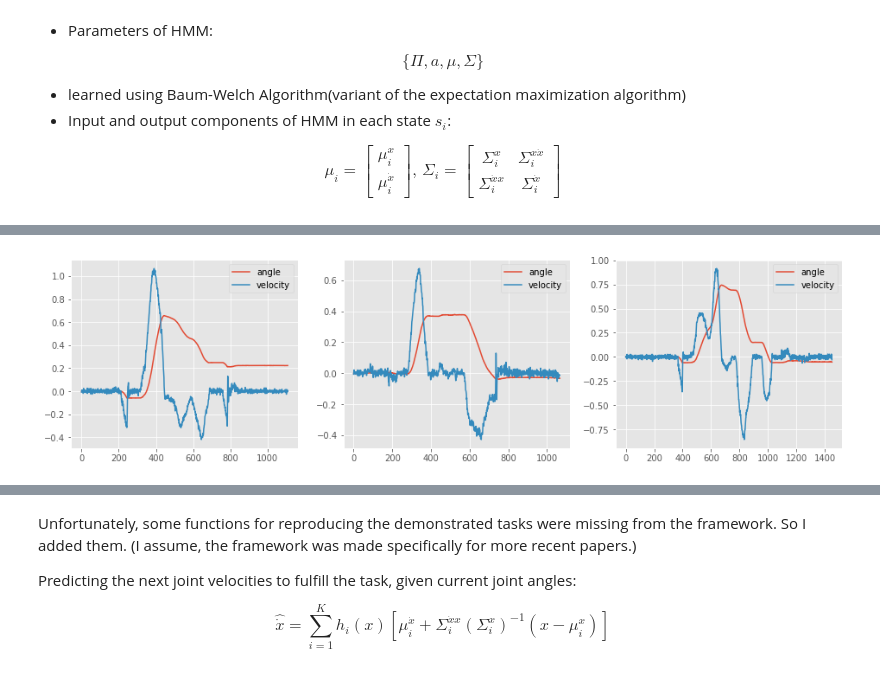
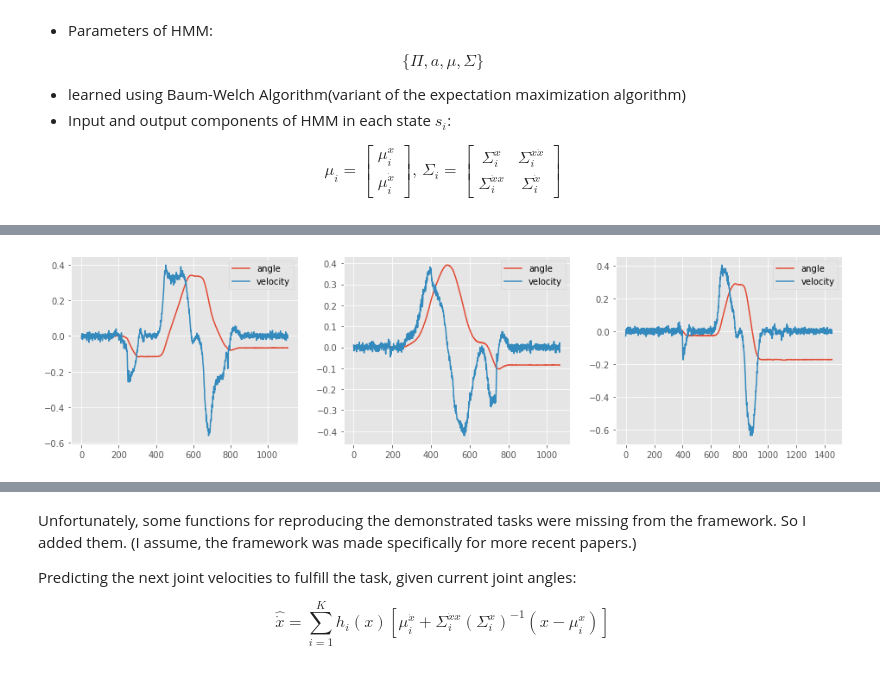
Before and after one commit to marctuscher/imitation-learning, a Jupyter notebook: slides/slides_clean.ipynb, the cells around one changed output, grey strips where cells are left out. Cells and saved outputs as stored; diff of their text form; code cells hidden in the pictures.

```diff
--- a/slides/slides_clean.ipynb
+++ b/slides/slides_clean.ipynb
@@ -248,27 +205,27 @@ $$\ddot{x} = (\hat{\dot{x}} - \dot{x}) \kappa^{\mathcal{V}} + (\hat{x}-x)\kappa^
 # %%
 import pbdlib as pbd
 import pickle
 import os
 import time
 from collections import defaultdict
 os.getcwd()
 
 # load names of joints to map from ros 2 rai joints. Only relevant joints (of right arm) are loaded
 with open('../bagfiles/names.pkl', 'rb') as f:
     names = pickle.load(f)
 
 # load demonstration dataset type: List of np.array() with shape=(np_steps_in_trajectory, 2*dim(q))
 with open('../bagfiles/demo_zero/dataset.pkl', 'rb') as f:
     demos = pickle.load(f)
 
-joint_n = 1
+joint_n = 3
 fig, ax = plt.subplots(1, 3, figsize=(16, 4))
 for i in range(len(demos)):
     ax[i].plot(demos[i][:, joint_n], label="angle")
     ax[i].plot(demos[i][:, joint_n + 7], label="velocity")
     ax[i].legend()
 # %% [output]
-[figure, old version]
+[figure, new version]
 # %%
 # initialize HMM model and train using expectation-maximization (already implemented in https://gitlab.idiap.ch/rli/pbdlib-python)
 model = pbd.HMM(6, 14)
```
Also changed, not shown: parts of 25 cells of this notebook, 7 other files.
